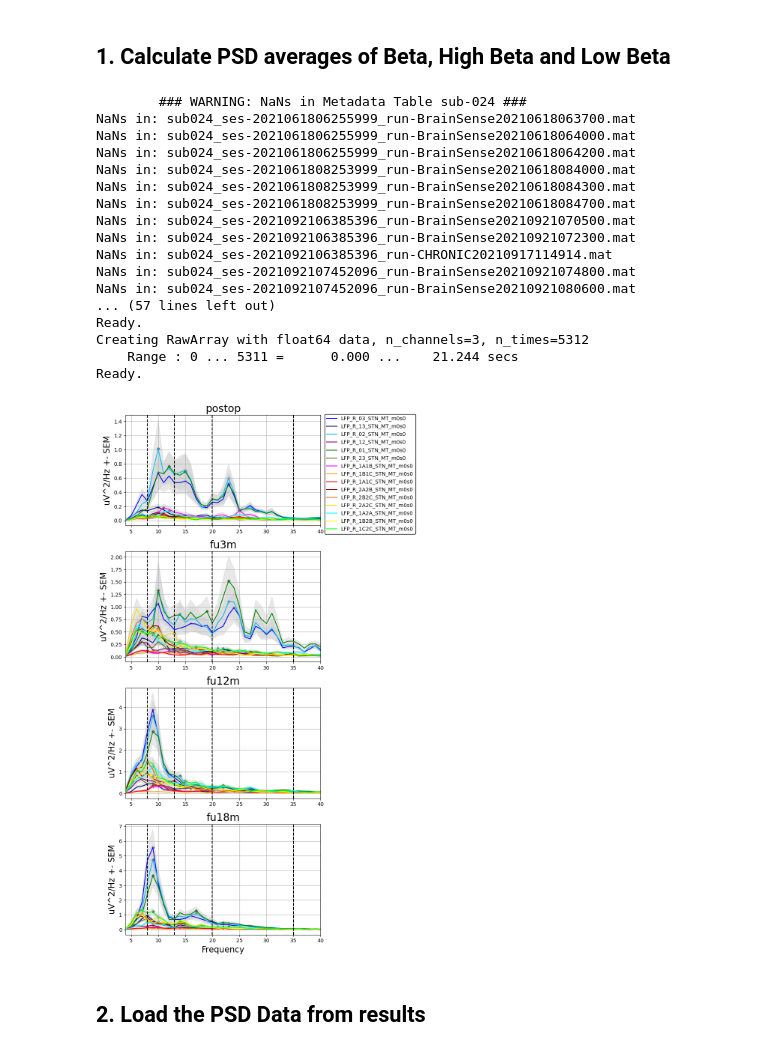
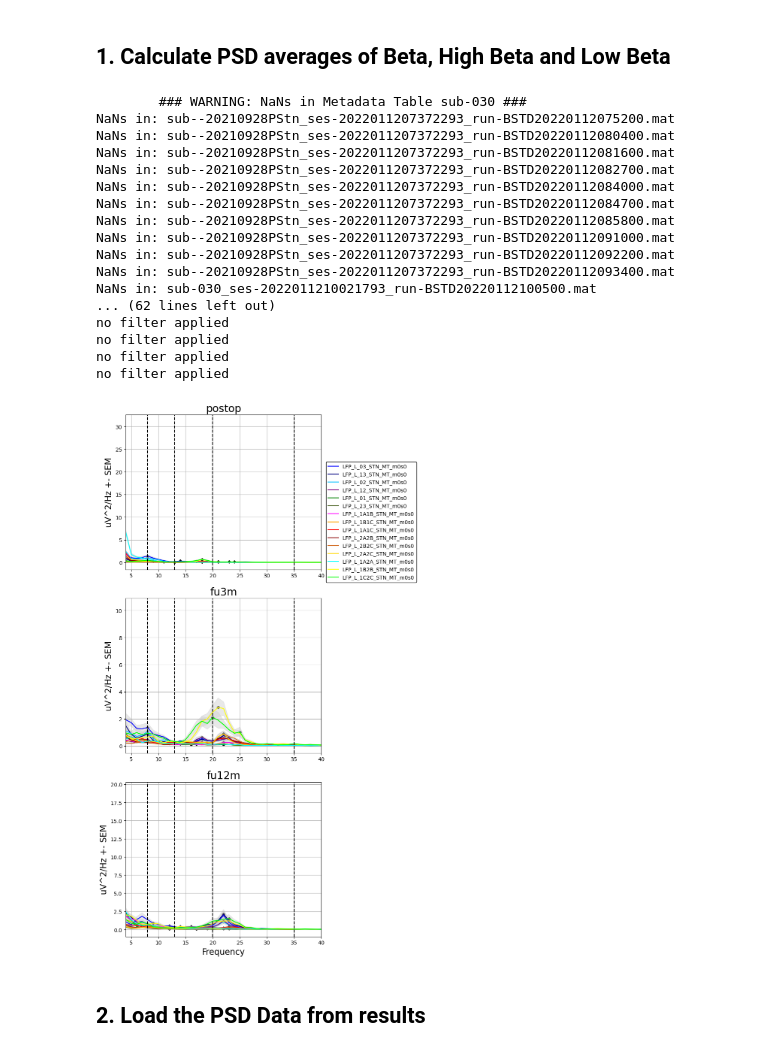
Before and after one commit to JKBehnke/BetaSenSightLongterm, a Jupyter notebook: code/notebooks/LongitudinalBetaAnalysis.ipynb, the cells around one changed output. Drawn from its saved outputs; the diff is of its cells as text; code cells hidden in the pictures.

```diff
--- a/code/notebooks/LongitudinalBetaAnalysis.ipynb
+++ b/code/notebooks/LongitudinalBetaAnalysis.ipynb
@@ -131,35 +131,35 @@ importlib.reload(FFpsd)
 ## 1. Calculate PSD averages of Beta, High Beta and Low Beta
 # %%
 FF_psd_sub024 = FFpsd.spectrogram_Psd(
-    incl_sub = "024",
-    incl_session = ["postop", "fu3m", "fu12m", "fu18m"],
+    incl_sub = "030",
+    incl_session = ["postop", "fu3m", "fu12m"],
     incl_condition = ["m0s0"],
-    incl_contact=['RingR', 'SegmIntraR', 'SegmInterR'],
+    incl_contact=['RingL', 'SegmIntraL', 'SegmInterL'],
     pickChannels=['03', '13', '02', '12', '01', '23',
                   '1A1B', '1B1C', '1A1C', '2A2B', '2B2C', '2A2C',
                   '1A2A', '1B2B', '1C2C'],
-    hemisphere="Right",
+    hemisphere="Left",
     normalization = "rawPSD",
-    filter = "band-pass")
+    filter = "unfiltered")
 # %% [output]
-        ### WARNING: NaNs in Metadata Table sub-024 ###
-NaNs in: sub024_ses-2021061806255999_run-BrainSense20210618063700.mat
-NaNs in: sub024_ses-2021061806255999_run-BrainSense20210618064000.mat
-NaNs in: sub024_ses-2021061806255999_run-BrainSense20210618064200.mat
-NaNs in: sub024_ses-2021061808253999_run-BrainSense20210618084000.mat
-NaNs in: sub024_ses-2021061808253999_run-BrainSense20210618084300.mat
-NaNs in: sub024_ses-2021061808253999_run-BrainSense20210618084700.mat
-NaNs in: sub024_ses-2021092106385396_run-BrainSense20210921070500.mat
-NaNs in: sub024_ses-2021092106385396_run-BrainSense20210921072300.mat
-NaNs in: sub024_ses-2021092106385396_run-CHRONIC20210917114914.mat
-NaNs in: sub024_ses-2021092107452096_run-BrainSense20210921074800.mat
-NaNs in: sub024_ses-2021092107452096_run-BrainSense20210921080600.mat
-... (57 lines left out)
-Ready.
-Creating RawArray with float64 data, n_channels=3, n_times=5312
-    Range : 0 ... 5311 =      0.000 ...    21.244 secs
-Ready.
+        ### WARNING: NaNs in Metadata Table sub-030 ###
+NaNs in: sub--20210928PStn_ses-2022011207372293_run-BSTD20220112075200.mat
+NaNs in: sub--20210928PStn_ses-2022011207372293_run-BSTD20220112080400.mat
+NaNs in: sub--20210928PStn_ses-2022011207372293_run-BSTD20220112081600.mat
+NaNs in: sub--20210928PStn_ses-2022011207372293_run-BSTD20220112082700.mat
+NaNs in: sub--20210928PStn_ses-2022011207372293_run-BSTD20220112084000.mat
+NaNs in: sub--20210928PStn_ses-2022011207372293_run-BSTD20220112084700.mat
+NaNs in: sub--20210928PStn_ses-2022011207372293_run-BSTD20220112085800.mat
+NaNs in: sub--20210928PStn_ses-2022011207372293_run-BSTD20220112091000.mat
+NaNs in: sub--20210928PStn_ses-2022011207372293_run-BSTD20220112092200.mat
+NaNs in: sub--20210928PStn_ses-2022011207372293_run-BSTD20220112093400.mat
+NaNs in: sub-030_ses-2022011210021793_run-BSTD20220112100500.mat
+... (62 lines left out)
+no filter applied
+no filter applied
+no filter applied
+no filter applied
-[figure, old version]
+[figure, new version]
 # %% [markdown]
 ## 2. Load the PSD Data from results
 # %%
```
Also changed, not shown: parts of 10 cells of this notebook.
